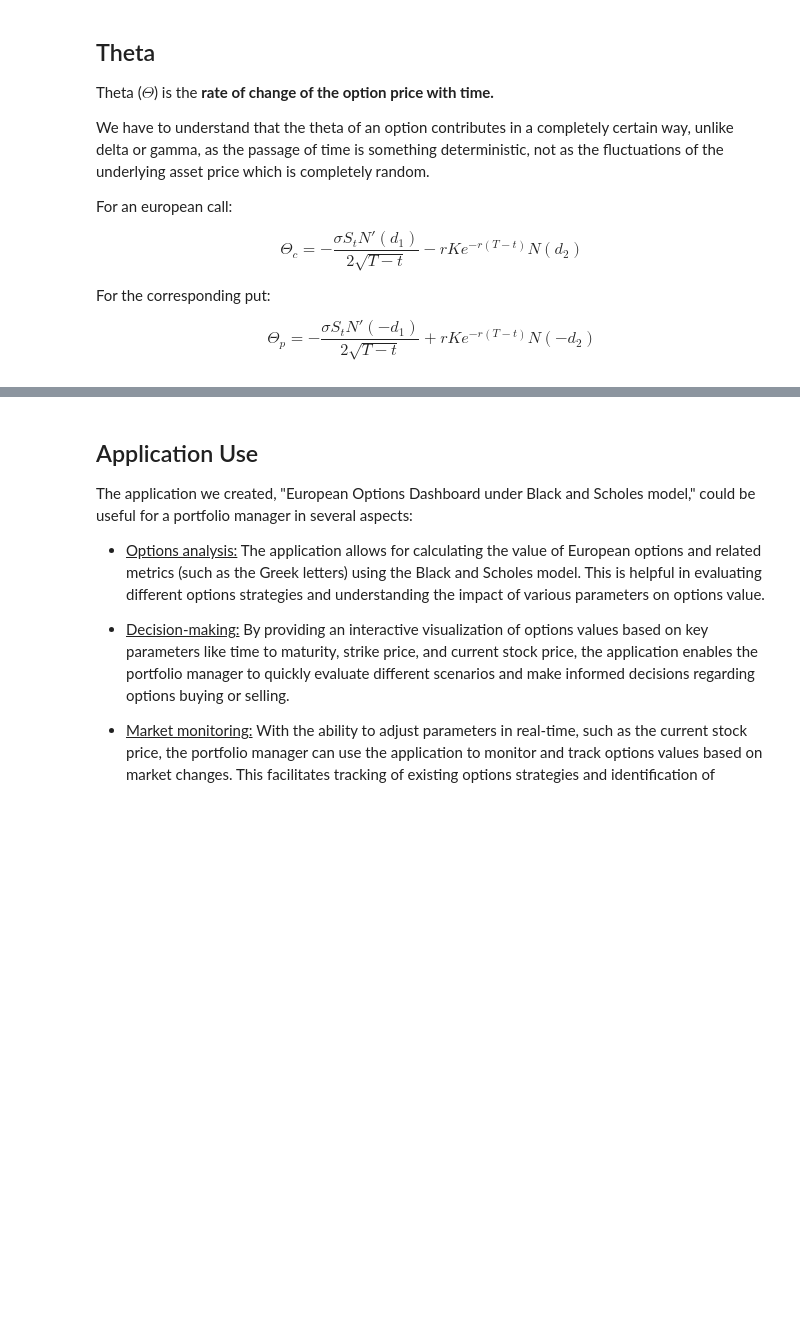
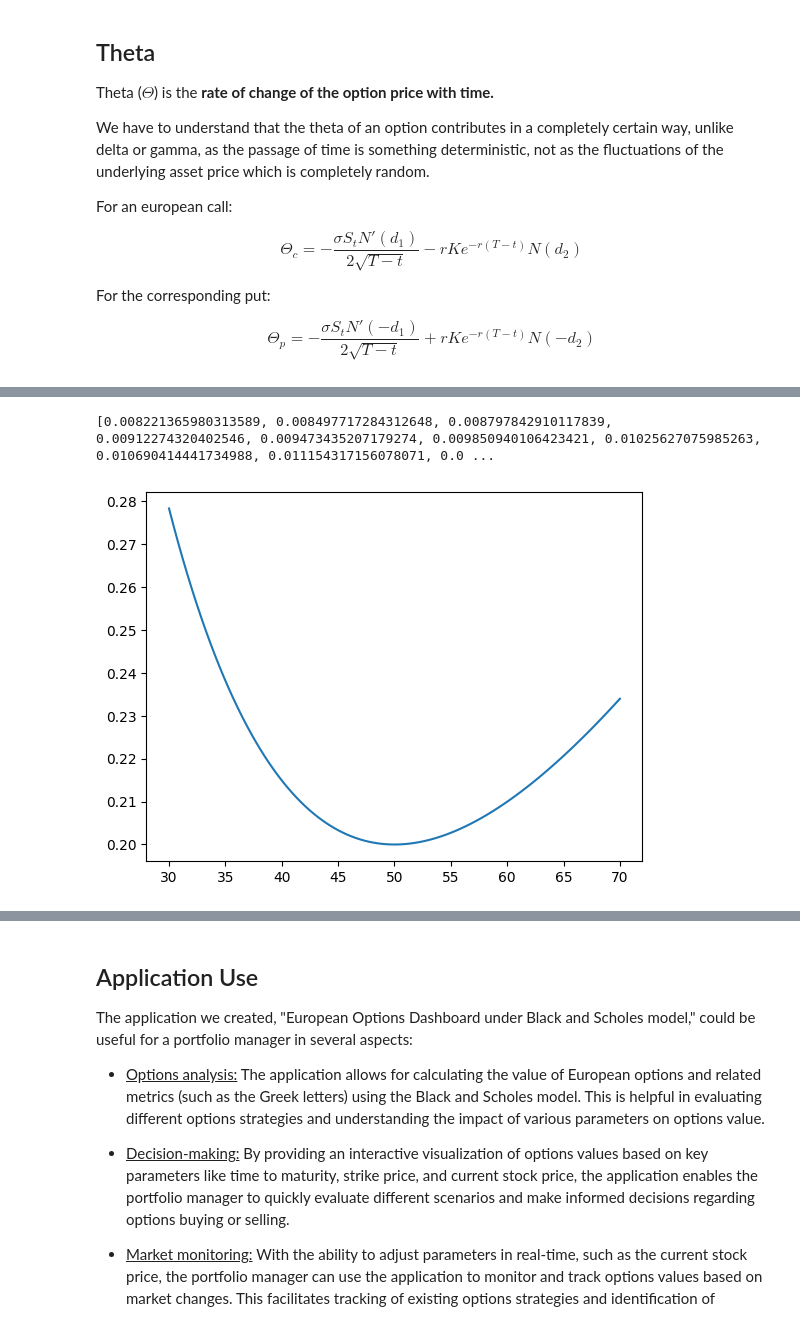
Before and after one commit to eduardo-contreras-dominguez/Pricer, a Jupyter notebook: Pricing app Black-Scholes.ipynb, the cells around one changed output, grey strips where cells are left out. Saved outputs shown, nothing was run; the diff lists cells and outputs as text; code cells hidden in the pictures; blank space fills up the shorter version.

Commit message:
Added Implied Volatility

```diff
--- a/Pricing app Black-Scholes.ipynb
+++ b/Pricing app Black-Scholes.ipynb
@@ -179,3 +239,13 @@ def calculate_option_values(stock_price, strike_price, time_to_maturity, option_
+# %%
+atm_strike = 50
+strikes = np.linspace(atm_strike - 20, atm_strike + 20, 100)
+volatilities = volatility_smile(strikes, 0.2, 0.3)
+sec_der = approximate_second_derivative(strikes, volatilities, atm_strike, 0.05, T)
+plt.plot(strikes, volatilities)
+print(sec_der)
+# %% [output]
+[0.008221365980313589, 0.008497717284312648, 0.008797842910117839, 0.00912274320402546, 0.009473435207179274, 0.009850940106423421, 0.01025627075985263, 0.010690414441734988, 0.011154317156078071, 0.0 ...
+[figure, added]
 # %%
 # Defining the app.
 app = dash.Dash(__name__, external_stylesheets=[dbc.themes.LUX])
```
Also changed, not shown: parts of 2 cells of this notebook.
